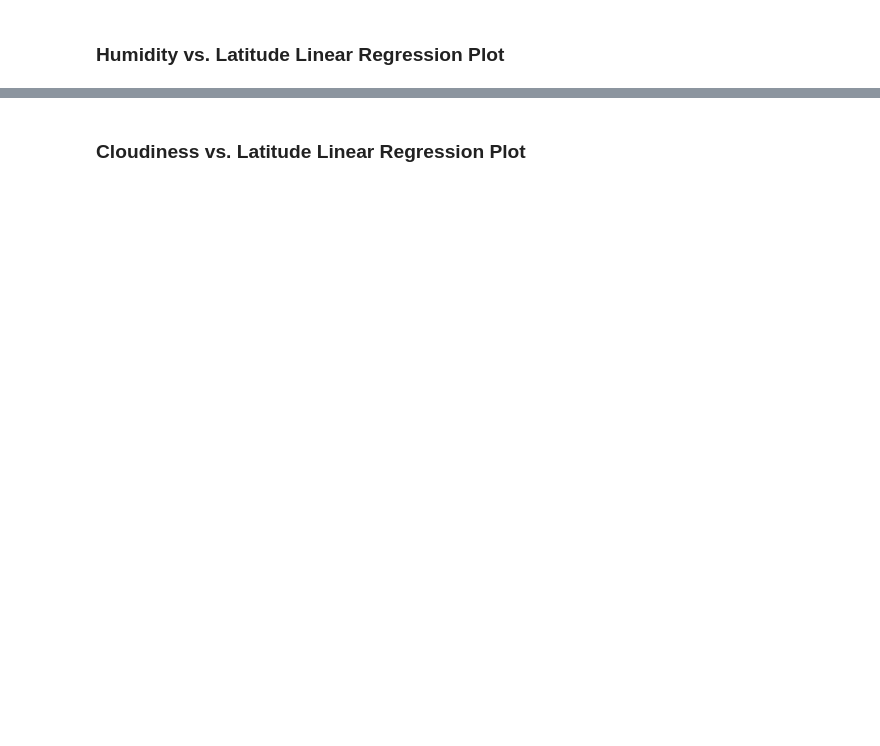
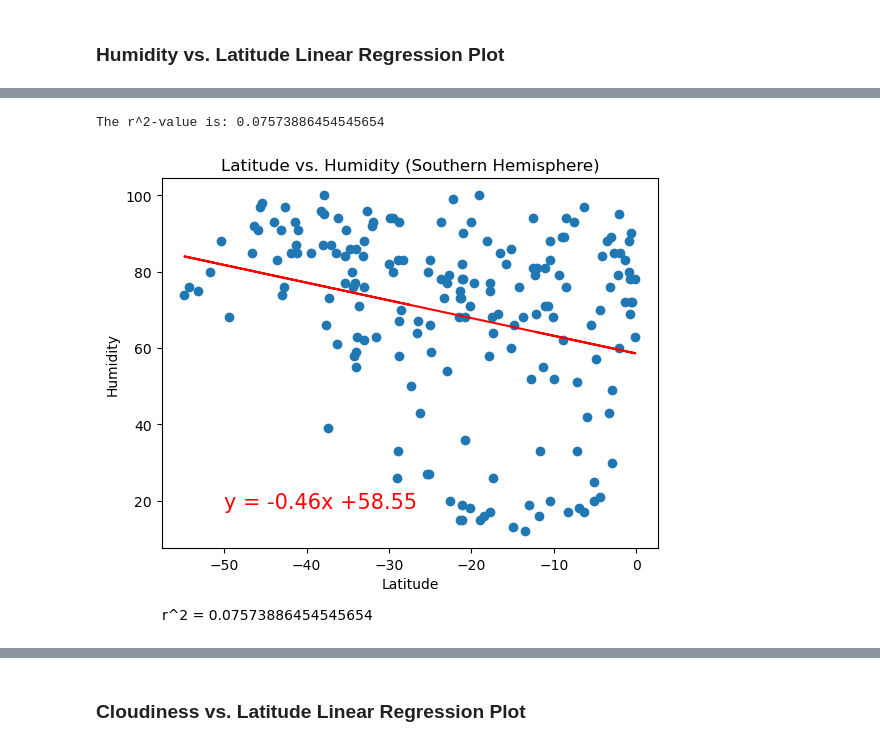
Before and after one commit to ZaneHuttinga/python-api-challenge, a Jupyter notebook: WeatherPy/WeatherPy.ipynb, the cells around one changed output, grey strips where cells are left out. Cells and saved outputs as stored; diff of their text form; code cells hidden in the pictures; blank space fills up the shorter version.

```diff
--- a/WeatherPy/WeatherPy.ipynb
+++ b/WeatherPy/WeatherPy.ipynb
@@ -360,0 +358,6 @@ The r^2-value is: 0.00014367159540169783
+# %%
+# Linear regression on Southern Hemisphere
+WeatherRegression(southern_hemi_df.loc[:,'Lat'], southern_hemi_df.loc[:,'Humidity'], 'Latitude', 'Humidity', 'Latitude vs. Humidity (Southern Hemisphere)', (-50,18))
+# %% [output]
+The r^2-value is: 0.07573886454545654
+[figure, added]
```
Also changed, not shown: parts of 22 cells of this notebook.
